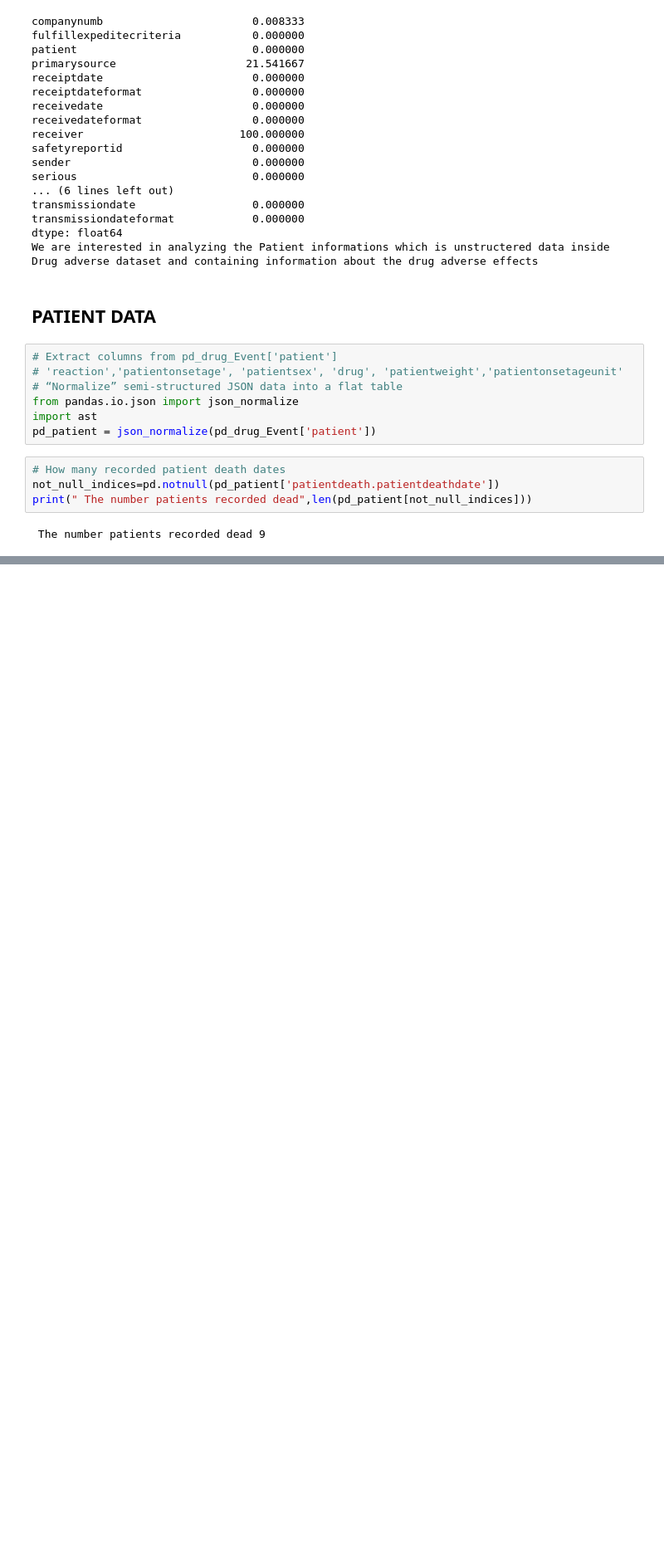
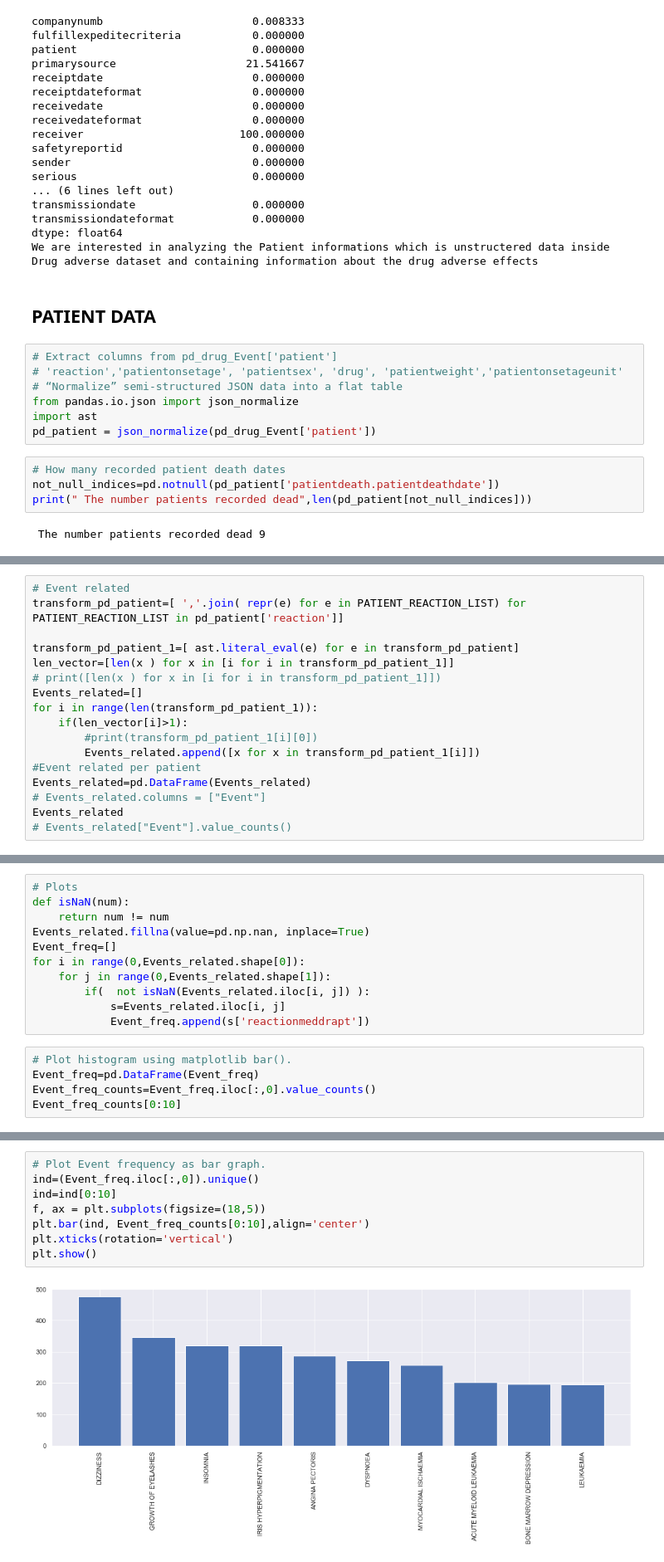
Before and after one commit to seifedd/data_incub-seifeddine, a Jupyter notebook: Project.ipynb, the cells around one changed output, grey strips where cells are left out. Shown at 83% size. Drawn from its saved outputs; the diff is of its cells as text; blank space fills up the shorter version.

```diff
--- a/Project.ipynb
+++ b/Project.ipynb
@@ -192,0 +155,17 @@ AttributeError: 'tuple' object has no attribute 'encode'
+# %%
+# Event related
+transform_pd_patient=[ ','.join( repr(e) for e in PATIENT_REACTION_LIST) for PATIENT_REACTION_LIST in pd_patient['reaction']]
+
+transform_pd_patient_1=[ ast.literal_eval(e) for e in transform_pd_patient]
+len_vector=[len(x ) for x in [i for i in transform_pd_patient_1]]
+# print([len(x ) for x in [i for i in transform_pd_patient_1]])
+Events_related=[]
+for i in range(len(transform_pd_patient_1)):
+    if(len_vector[i]>1):
+        #print(transform_pd_patient_1[i][0])
+        Events_related.append([x for x in transform_pd_patient_1[i]])
+#Event related per patient
+Events_related=pd.DataFrame(Events_related)
+# Events_related.columns = ["Event"]
+Events_related
+# Events_related["Event"].value_counts()
@@ -192,0 +191,16 @@ AttributeError: 'tuple' object has no attribute 'encode'
+# %%
+# Plots
+def isNaN(num):
+    return num != num
+Events_related.fillna(value=pd.np.nan, inplace=True)
+Event_freq=[]
+for i in range(0,Events_related.shape[0]):
+    for j in range(0,Events_related.shape[1]):
+        if(  not isNaN(Events_related.iloc[i, j]) ):
+            s=Events_related.iloc[i, j]
+            Event_freq.append(s['reactionmeddrapt'])
+# %%
+# Plot histogram using matplotlib bar().
+Event_freq=pd.DataFrame(Event_freq)
+Event_freq_counts=Event_freq.iloc[:,0].value_counts()
+Event_freq_counts[0:10]
@@ -193,3 +219,13 @@ AttributeError: 'tuple' object has no attribute 'encode'
+# %%
+# Plot Event frequency as bar graph.
+ind=(Event_freq.iloc[:,0]).unique()
+ind=ind[0:10]
+f, ax = plt.subplots(figsize=(18,5))
+plt.bar(ind, Event_freq_counts[0:10],align='center')
+plt.xticks(rotation='vertical')
+plt.show()
+# %% [output]
+[figure, added]
 # %%
 # EDA  for seriousness? How many levels of serious we have?
 from pandas.api.types import CategoricalDtype
```
Also changed, not shown: parts of 10 cells of this notebook.
